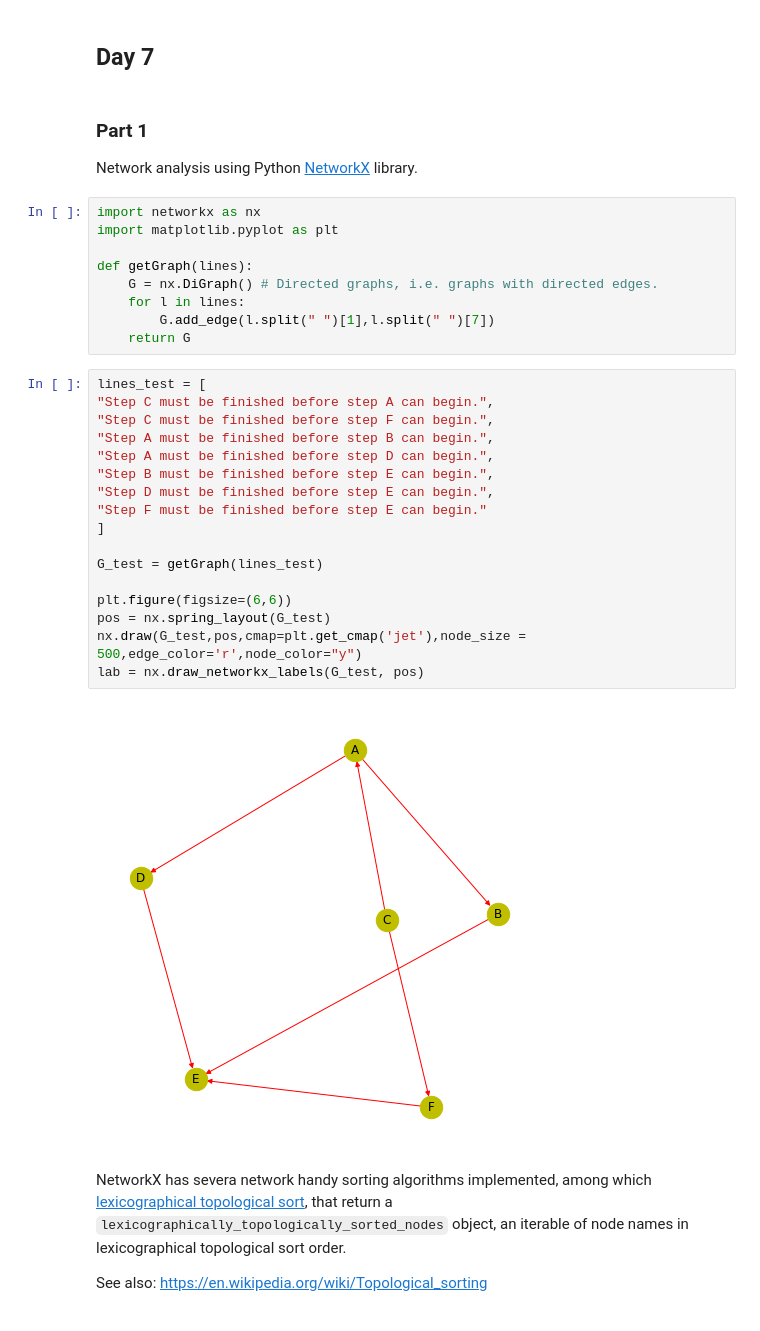
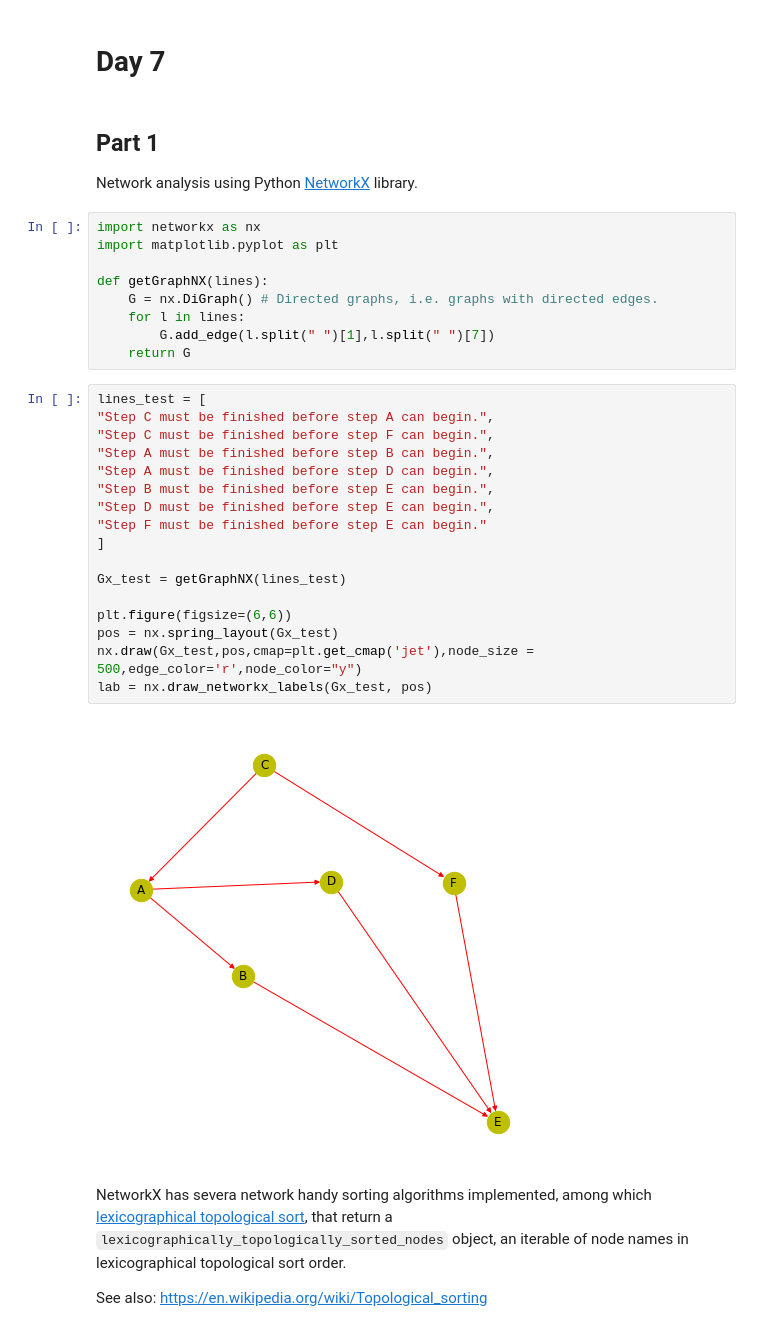
Before and after one commit to marcodelmastro/AdventOfCode2018, a Jupyter notebook: Day 7.ipynb, the cells around one changed output. Drawn from its saved outputs; the diff is of its cells as text.

```diff
--- a/Day 7.ipynb
+++ b/Day 7.ipynb
@@ -1,14 +1,14 @@
 # %% [markdown]
-## Day 7
+# Day 7
 # %% [markdown]
-### Part 1
+## Part 1
 
 Network analysis using Python [NetworkX](https://networkx.org) library.
 # %%
 import networkx as nx
 import matplotlib.pyplot as plt
 
-def getGraph(lines):
+def getGraphNX(lines):
     G = nx.DiGraph() # Directed graphs, i.e. graphs with directed edges.
     for l in lines:
         G.add_edge(l.split(" ")[1],l.split(" ")[7])
@@ -16,22 +16,22 @@ def getGraph(lines):
 # %%
 lines_test = [
 "Step C must be finished before step A can begin.",
 "Step C must be finished before step F can begin.",
 "Step A must be finished before step B can begin.",
 "Step A must be finished before step D can begin.",
 "Step B must be finished before step E can begin.",
 "Step D must be finished before step E can begin.",
 "Step F must be finished before step E can begin."
 ]
 
-G_test = getGraph(lines_test)
+Gx_test = getGraphNX(lines_test)
 
 plt.figure(figsize=(6,6))
-pos = nx.spring_layout(G_test)
-nx.draw(G_test,pos,cmap=plt.get_cmap('jet'),node_size = 500,edge_color='r',node_color="y")
-lab = nx.draw_networkx_labels(G_test, pos)
+pos = nx.spring_layout(Gx_test)
+nx.draw(Gx_test,pos,cmap=plt.get_cmap('jet'),node_size = 500,edge_color='r',node_color="y")
+lab = nx.draw_networkx_labels(Gx_test, pos)
 # %% [output]
-[figure, old version]
+[figure, new version]
 # %% [markdown]
 NetworkX has severa network handy sorting algorithms implemented, among which [lexicographical topological sort](https://pelegm-networkx.readthedocs.io/en/latest/reference/generated/networkx.algorithms.dag.lexicographical_topological_sort.html), that return a `lexicographically_topologically_sorted_nodes` object, an iterable of node names in lexicographical topological sort order.
 
```
Also changed, not shown: parts of 5 cells of this notebook, 1 other file.
